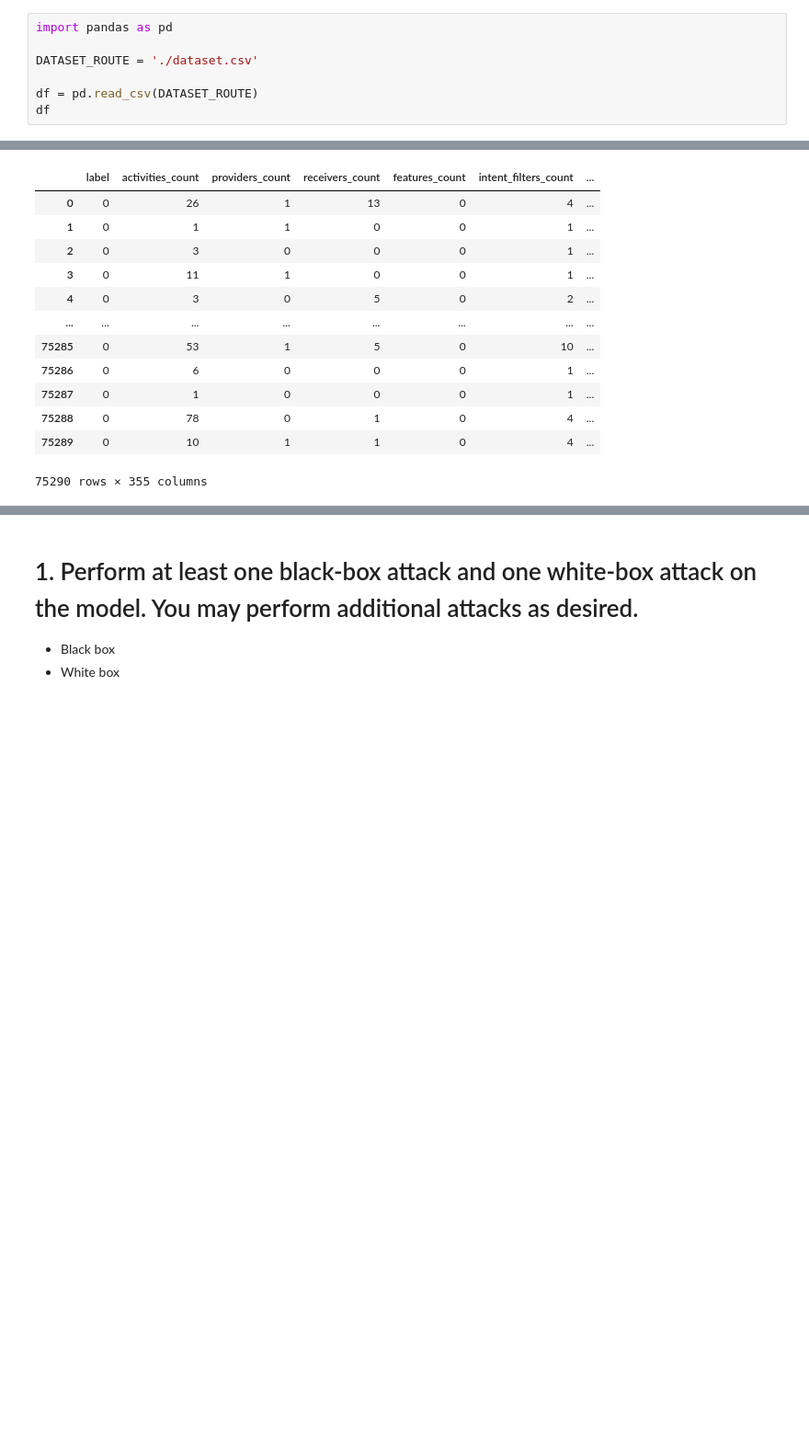
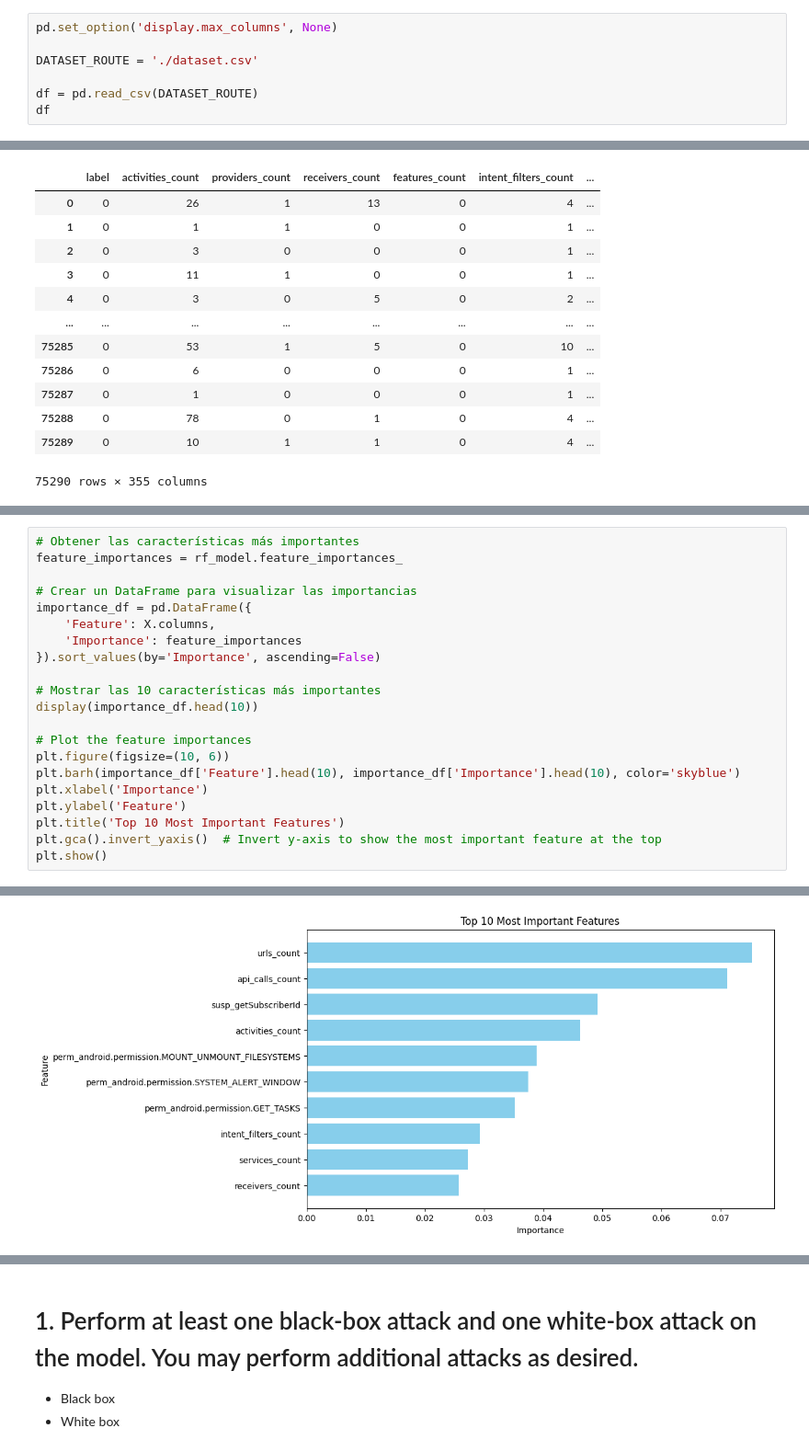
Before and after one commit to Cortijo02/SEGUR, a Jupyter notebook: sypd/template.ipynb, the cells around one changed output, grey strips where cells are left out. Shown: that part at 92% size. Saved outputs shown, nothing was run; the diff lists cells and outputs as text; blank space fills up the shorter version.

```diff
--- a/sypd/template.ipynb
+++ b/sypd/template.ipynb
@@ -7,5 +12,5 @@ Last edited: 2025/03/25
 # %%
-import pandas as pd
+pd.set_option('display.max_columns', None)
 
 DATASET_ROUTE = './dataset.csv'
 
@@ -111,0 +113,22 @@ Test Accuracy: 0.9805
+# %%
+# Obtener las características más importantes
+feature_importances = rf_model.feature_importances_
+
+# Crear un DataFrame para visualizar las importancias
+importance_df = pd.DataFrame({
+    'Feature': X.columns,
+    'Importance': feature_importances
+}).sort_values(by='Importance', ascending=False)
+
+# Mostrar las 10 características más importantes
+display(importance_df.head(10))
+
+# Plot the feature importances
+plt.figure(figsize=(10, 6))
+plt.barh(importance_df['Feature'].head(10), importance_df['Importance'].head(10), color='skyblue')
+plt.xlabel('Importance')
+plt.ylabel('Feature')
+plt.title('Top 10 Most Important Features')
+plt.gca().invert_yaxis()  # Invert y-axis to show the most important feature at the top
+plt.show()
+# %% [output]
@@ -111,0 +146 @@ Test Accuracy: 0.9805
+[figure, added]
```
Also changed, not shown: parts of 11 cells of this notebook.
